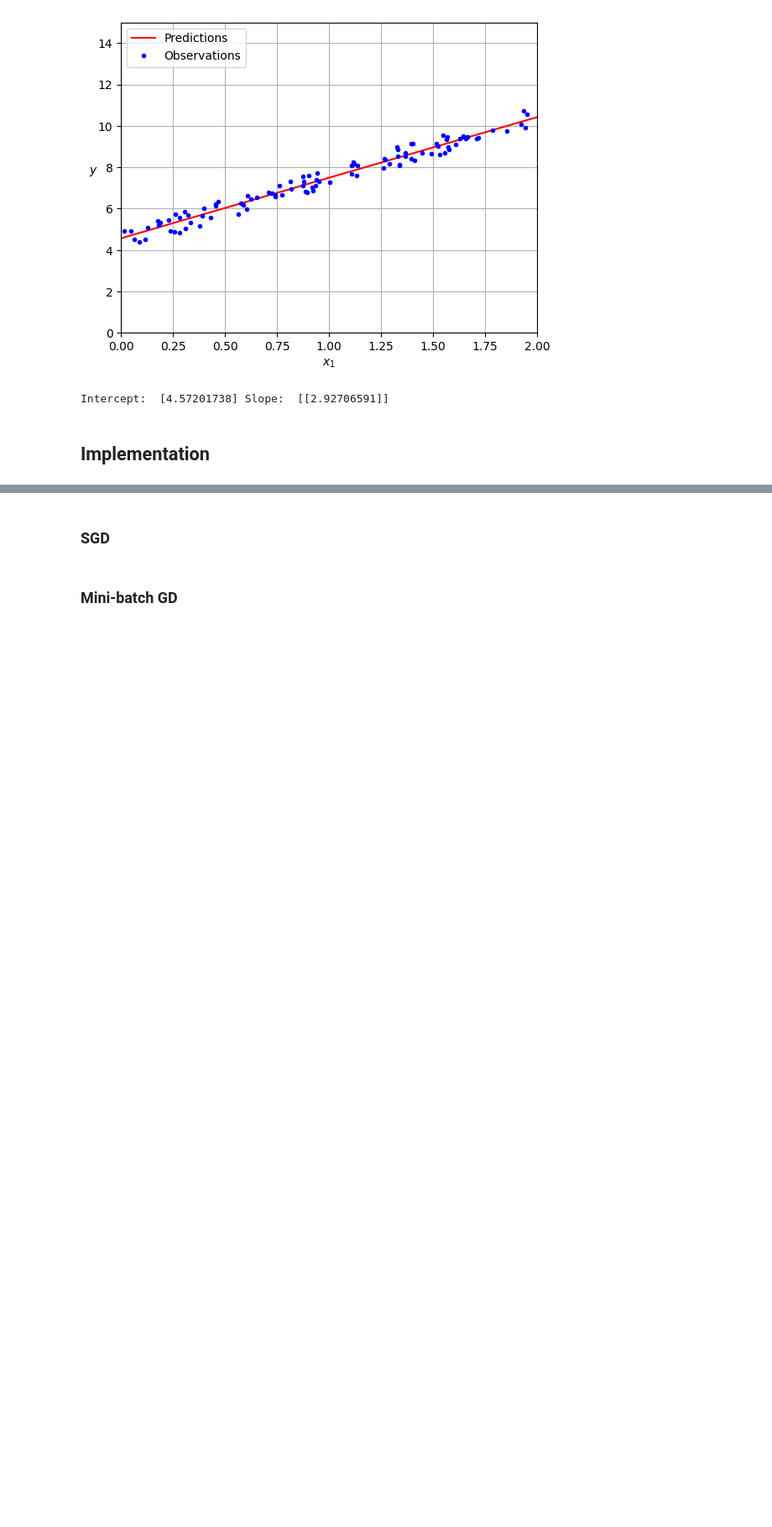
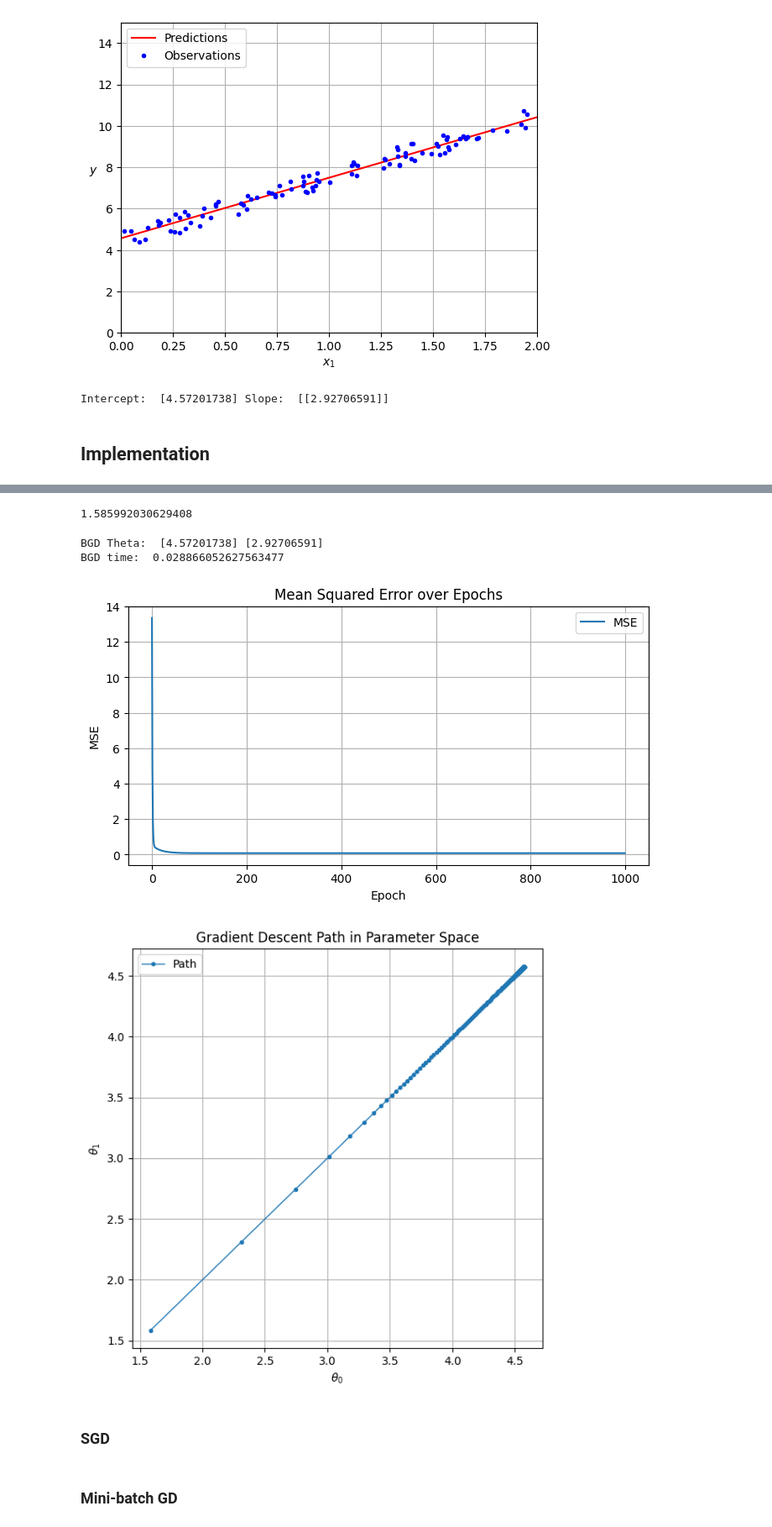
Before and after one commit to isaultirado77/Intro-to-ML, a Jupyter notebook: gradient_descent/gradient_descent_notebook.ipynb, the cells around one changed output, grey strips where cells are left out. Shown: that part at 84% size. Cells and saved outputs as stored; diff of their text form; code cells hidden in the pictures; blank space fills up the shorter version.

Commit message:
BGD implemented: OK; plot parameters path & MSE over epoch done

```diff
--- a/gradient_descent/gradient_descent_notebook.ipynb
+++ b/gradient_descent/gradient_descent_notebook.ipynb
@@ -94,6 +93,7 @@ Intercept:  [4.57201738] Slope:  [[2.92706591]]
 ## Implementation
 # %%
 def MSE_gradient(X: np.ndarray, y: np.ndarray, Theta: np.ndarray):
-    """Mean Squared Error"""
+    """Gradient of the empirical risk over the param for the MSE"""
     m = len(X)
-    return (2 / m) * X.T @ (X @ Theta - y)
+    # print(X.T.shape, X.shape, Theta.shape, y.shape)
+    return 2 / m * X.T @ (X @ Theta - y)
@@ -110,3 +155,43 @@ class BGD:
+# %%
+class BGD(GD):
+    def __init__(self, X, y, learning_rate = 0.1, n_epoch = 1000):
+        super().__init__(X, y, learning_rate, n_epoch)
+
+    def optimice(self, initial_weights = None):
+        if initial_weights is None:
+            theta = np.random.rand(self.X.shape[1], 1)  # Randomly initialized model params
+        else:
+            theta = initial_weights
+
+        m = len(self.X)
+        thetas = []
+        error = []
+
+        start = time.time()
+        for epoch in range(self.n_epoch):
+            gradients = MSE_gradient(self.X, self.y, theta)
+            theta = theta - self.eta * gradients
+            thetas.append((float(theta[0]), float(theta[0])))
+            error.append(np.abs(self.X @ theta - self.y))
+        end = time.time() - start
+        return theta, thetas, error, end
+# %%
+bgd = BGD(X_b, y, learning_rate=0.1, n_epoch=1000)
+theta_bgd, theta_hist_bgd, error_bgd, ttime_bgd = bgd.optimice()
+# %%
+theta_hist_bgd[0][0]
+# %% [output]
+1.585992030629408
+# %%
+print("BGD Theta: ", *theta_bgd)
+print("BGD time: ", ttime_bgd)
+plot_error(error_bgd)
+plot_theta_hist(theta_hist_bgd)
+# %% [output]
+BGD Theta:  [4.57201738] [2.92706591]
+BGD time:  0.028866052627563477
+[figure, added]
+[figure, added]
 # %% [markdown]
 ### SGD
 # %%
```
Also changed, not shown: parts of 6 cells of this notebook.
